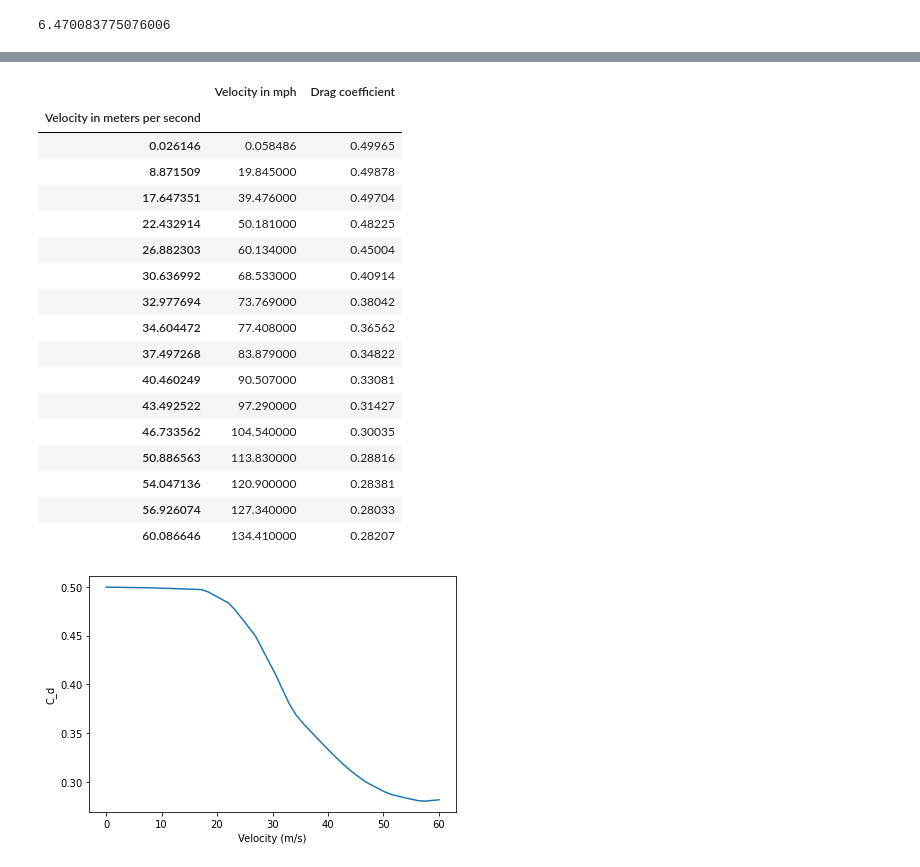
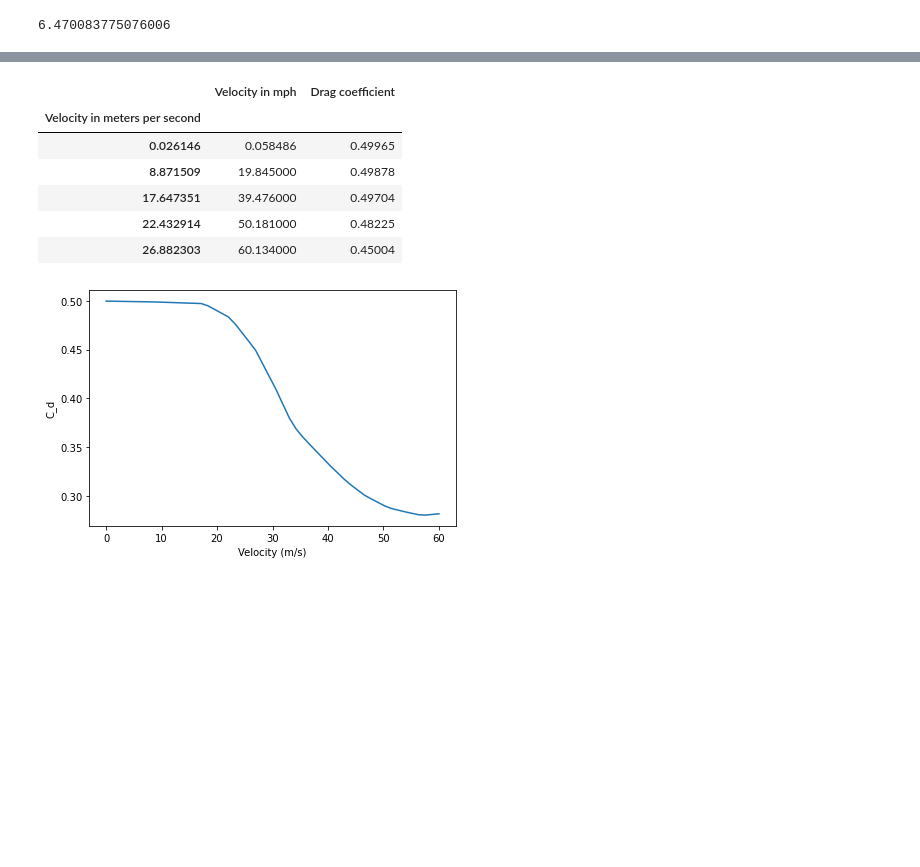
Before and after one commit to AllenDowney/ModSimPy, a Jupyter notebook: jupyter/chap22.ipynb, the cells around one changed output, grey strips where cells are left out. Cells and saved outputs as stored; diff of their text form; code cells hidden in the pictures; blank space fills up the shorter version.

```diff
--- a/jupyter/chap22.ipynb
+++ b/jupyter/chap22.ipynb
@@ -550,32 +549,21 @@ if not os.path.exists(filename):
 # %%
 from pandas import read_csv
 from modsim import Quantity, units
 
 baseball_drag = read_csv(filename)
 mph = Quantity(baseball_drag['Velocity in mph'], units.mph)
 mps = mph.to(units.meter / units.second)
 baseball_drag.index = mps.magnitude
 baseball_drag.index.name = 'Velocity in meters per second'
-baseball_drag
+baseball_drag.head()
 # %% [output]
 |  | Velocity in mph | Drag coefficient |
 | Velocity in meters per second |  |  |
 | 0.026146 | 0.058486 | 0.49965 |
 | 8.871509 | 19.845000 | 0.49878 |
 | 17.647351 | 39.476000 | 0.49704 |
 | 22.432914 | 50.181000 | 0.48225 |
 | 26.882303 | 60.134000 | 0.45004 |
-| 30.636992 | 68.533000 | 0.40914 |
-| 32.977694 | 73.769000 | 0.38042 |
-| 34.604472 | 77.408000 | 0.36562 |
-| 37.497268 | 83.879000 | 0.34822 |
-| 40.460249 | 90.507000 | 0.33081 |
-| 43.492522 | 97.290000 | 0.31427 |
-| 46.733562 | 104.540000 | 0.30035 |
-| 50.886563 | 113.830000 | 0.28816 |
-| 54.047136 | 120.900000 | 0.28381 |
-| 56.926074 | 127.340000 | 0.28033 |
-| 60.086646 | 134.410000 | 0.28207 |
 # %%
 from modsim import interpolate, linspace
 
```
Also changed, not shown: parts of 18 cells of this notebook, 3 other files.
